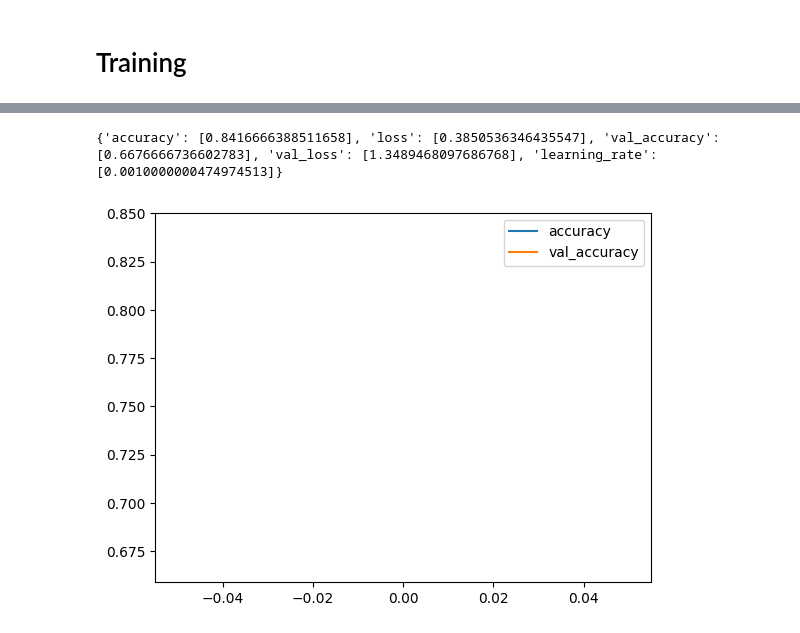
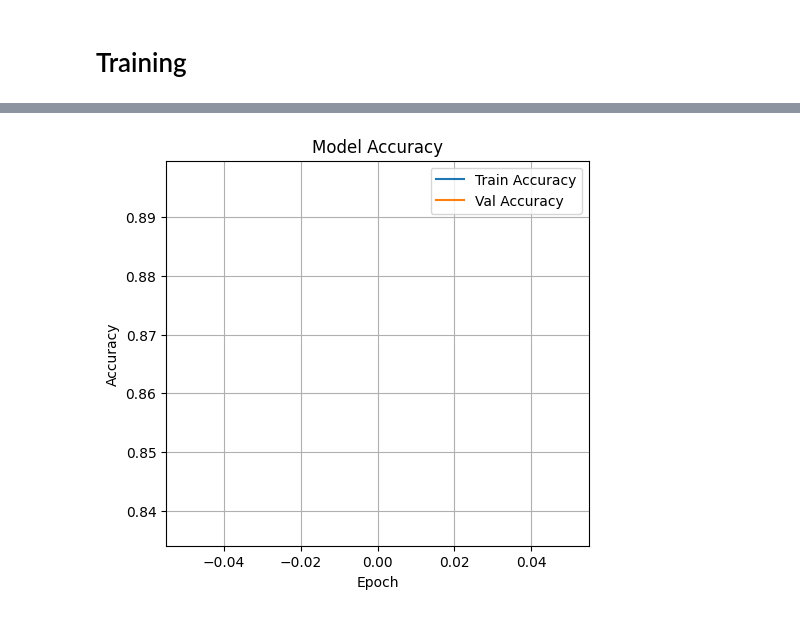
Before and after one commit to Dbschmidle/Lung-Cancer-Detection, a Jupyter notebook: CNN.ipynb, the cells around one changed output, grey strips where cells are left out. Saved outputs shown, nothing was run; the diff lists cells and outputs as text; code cells hidden in the pictures.

Commit message:
improved model

```diff
--- a/CNN.ipynb
+++ b/CNN.ipynb
@@ -64,8 +65,8 @@ for c in LUNG_CLASSES:
     fig, ax = plt.subplots( nrows=1 , ncols=3 , figsize=(10, 3))
     fig.suptitle(f"Example images for {c}")
 
-    # get three random images
-    for i in range(3):
+    # get random images from each class
+    for i in range(len(LUNG_CLASSES)):
 
         rand = np.random.randint(0, len(all_images))
 
@@ -207,23 +189,9 @@ epochs=10
 # %%
-from keras.callbacks import EarlyStopping, ReduceLROnPlateau
+from keras.callbacks import EarlyStopping, ModelCheckpoint
 
-
-class myCallback(tf.keras.callbacks.Callback):
-    def on_epoch_end(self, epoch, logs={}):
-        if logs.get('val_accuracy') > 0.90:
-            print('\n Validation accuracy has reached upto \
-                      90% so, stopping further training.')
-            self.model.stop_training = True
-
-
-es = EarlyStopping(patience=3,
+early_stopping = EarlyStopping(patience=3,
                    monitor='val_accuracy',
                    restore_best_weights=True)
-
-lr = ReduceLROnPlateau(monitor='val_loss',
-                       patience=2,
-                       factor=0.5,
-                       verbose=1)
 # %% [markdown]
 # Training
 # %%
@@ -232,6 +200,6 @@ history = model.fit(
   X_train, Y_train,
   validation_data = (X_test, Y_test),
   epochs=1,
-  callbacks = [es, lr, myCallback()]
+  callbacks = [early_stopping]
 )
 # %% [output]
@@ -264,11 +213,17 @@ model.save('saved_model/my_model.keras')
 # %%
-print(history.history)
-history_df = pd.DataFrame(history.history)
-history_df.loc[:,['accuracy','val_accuracy']].plot()
+plt.figure(figsize=(12, 5))
+plt.subplot(1, 2, 1)
+plt.plot(history.history['accuracy'], label='Train Accuracy')
+plt.plot(history.history['val_accuracy'], label='Val Accuracy')
+plt.title('Model Accuracy')
+plt.xlabel('Epoch')
+plt.ylabel('Accuracy')
+plt.legend()
+plt.grid(True)
+
 plt.show()
 # %% [output]
-{'accuracy': [0.8416666388511658], 'loss': [0.3850536346435547], 'val_accuracy': [0.6676666736602783], 'val_loss': [1.3489468097686768], 'learning_rate': [0.0010000000474974513]}
-[figure, old version]
+[figure, new version]
 # %%
 Y_pred = model.predict(X_test)
 Y_val = np.argmax(Y_test, axis=1)
```
Also changed, not shown: parts of 10 cells of this notebook, 1 other file.
